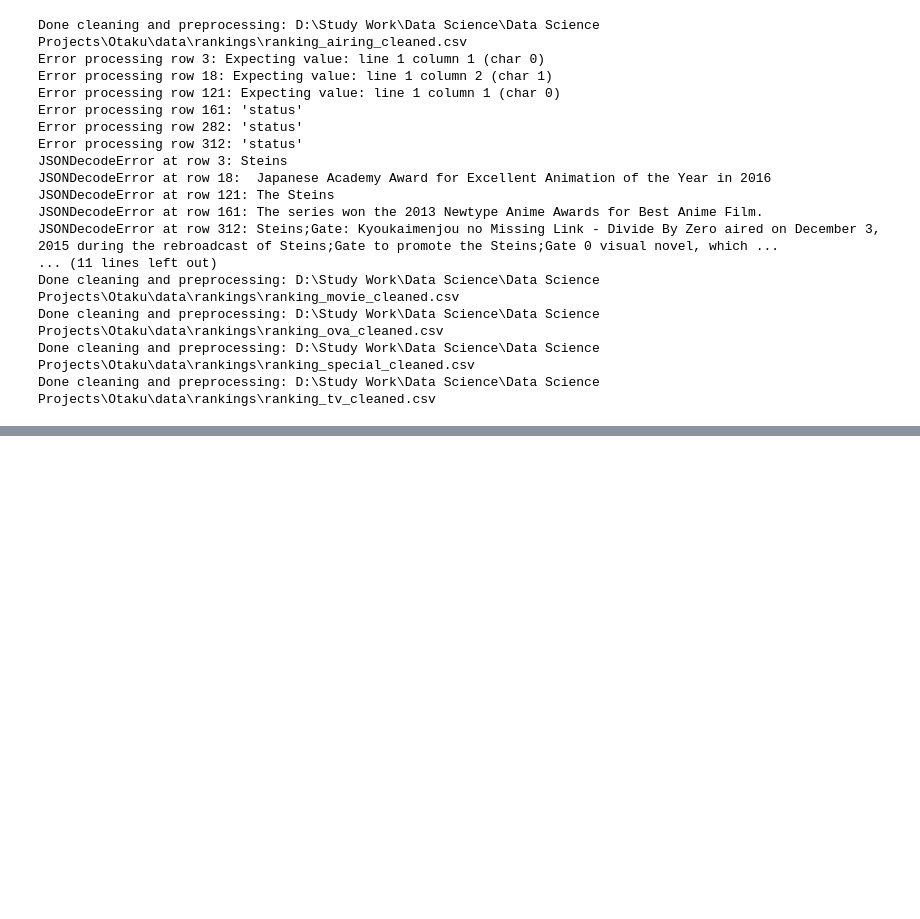
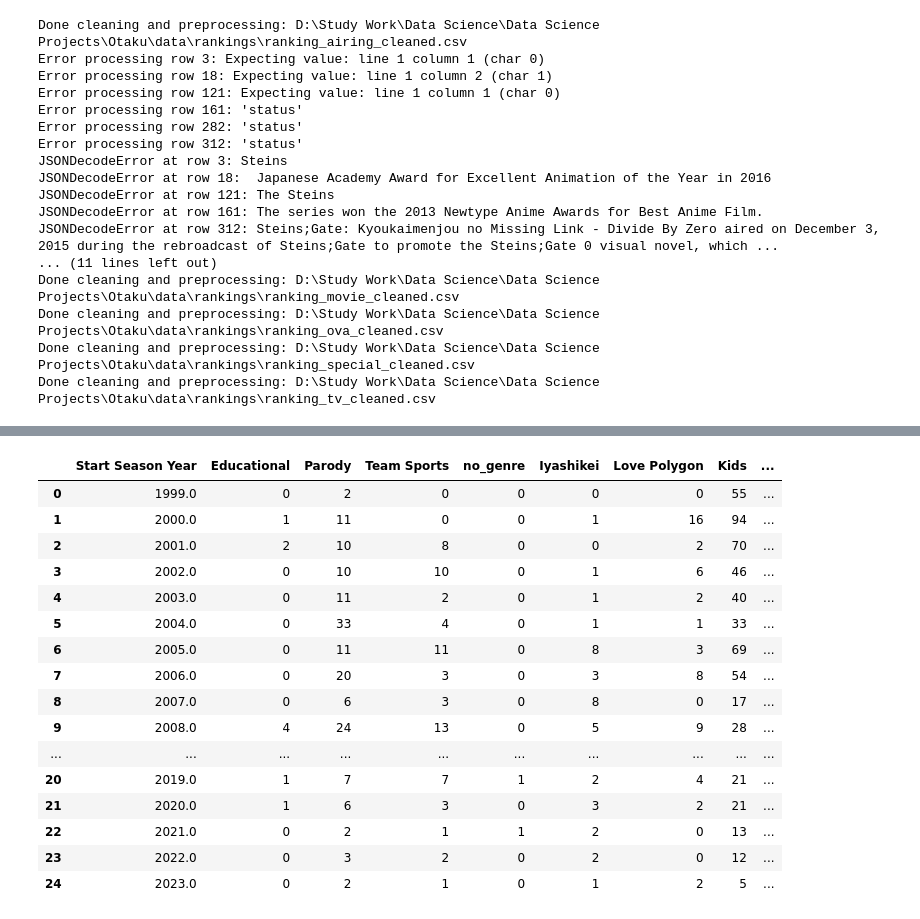
Before and after one commit to iSathyam31/Anime_Analytics, a Jupyter notebook: 1-dataCollection_Preprocessing/2-dataPreprocessing.ipynb, the cells around one changed output, grey strips where cells are left out. Drawn from its saved outputs; the diff is of its cells as text; code cells hidden in the pictures; blank space fills up the shorter version.

Commit message:
making the time series data

```diff
--- a/1-dataCollection_Preprocessing/2-dataPreprocessing.ipynb
+++ b/1-dataCollection_Preprocessing/2-dataPreprocessing.ipynb
@@ -507,0 +632,3 @@ Done cleaning and preprocessing: D:\Study Work\Data Science\Data Science Project
+# %%
+# group according to start_season_year and genres
+genres_time_series_df = genres_time_series_df.groupby(['start_season_year', 'genre']).size().reset_index().rename(columns={0: 'count'})
@@ -507,0 +651,12 @@ Done cleaning and preprocessing: D:\Study Work\Data Science\Data Science Project
+# %%
+# create a list for genres
+genres_list = [genre for genre in set(genres_time_series_df['genre'])]
+print('Number of unique genres:', len(genres_list))
+
+
+# create a new dataframe for as timeseries
+column_names = ['Start Season Year']
+column_names.extend([genre for genre in genres_list])
+
+new_genres_time_series_df = pd.DataFrame(columns=column_names)
+new_genres_time_series_df.head()
@@ -507,0 +726,30 @@ Done cleaning and preprocessing: D:\Study Work\Data Science\Data Science Project
+# %%
+# Function to clean column names
+def clean_column_name(col):
+    if "{'id':" in col:
+        return col.split("'name': ")[-1].strip("'}")
+    return col
+# %%
+# Apply the cleaning function to rename columns
+new_genres_time_series_df.columns = [clean_column_name(col) for col in new_genres_time_series_df.columns]
+# %%
+# Display the cleaned dataframe
+new_genres_time_series_df
+# %% [output]
+|  | Start Season Year | Educational | Parody | Team Sports | no_genre | Iyashikei | Love Polygon | Kids | ... |
+| 0 | 1999.0 | 0 | 2 | 0 | 0 | 0 | 0 | 55 | ... |
+| 1 | 2000.0 | 1 | 11 | 0 | 0 | 1 | 16 | 94 | ... |
+| 2 | 2001.0 | 2 | 10 | 8 | 0 | 0 | 2 | 70 | ... |
+| 3 | 2002.0 | 0 | 10 | 10 | 0 | 1 | 6 | 46 | ... |
+| 4 | 2003.0 | 0 | 11 | 2 | 0 | 1 | 2 | 40 | ... |
+| 5 | 2004.0 | 0 | 33 | 4 | 0 | 1 | 1 | 33 | ... |
+| 6 | 2005.0 | 0 | 11 | 11 | 0 | 8 | 3 | 69 | ... |
+| 7 | 2006.0 | 0 | 20 | 3 | 0 | 3 | 8 | 54 | ... |
+| 8 | 2007.0 | 0 | 6 | 3 | 0 | 8 | 0 | 17 | ... |
+| 9 | 2008.0 | 4 | 24 | 13 | 0 | 5 | 9 | 28 | ... |
+| ... | ... | ... | ... | ... | ... | ... | ... | ... | ... |
+| 20 | 2019.0 | 1 | 7 | 7 | 1 | 2 | 4 | 21 | ... |
+| 21 | 2020.0 | 1 | 6 | 3 | 0 | 3 | 2 | 21 | ... |
+| 22 | 2021.0 | 0 | 2 | 1 | 1 | 2 | 0 | 13 | ... |
+| 23 | 2022.0 | 0 | 3 | 2 | 0 | 2 | 0 | 12 | ... |
+| 24 | 2023.0 | 0 | 2 | 1 | 0 | 1 | 2 | 5 | ... |
```
Also changed, not shown: parts of 15 cells of this notebook.
